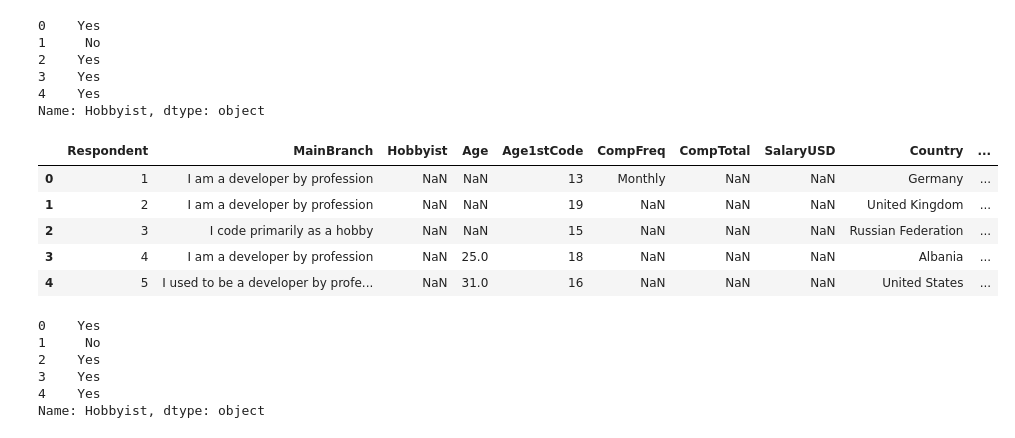
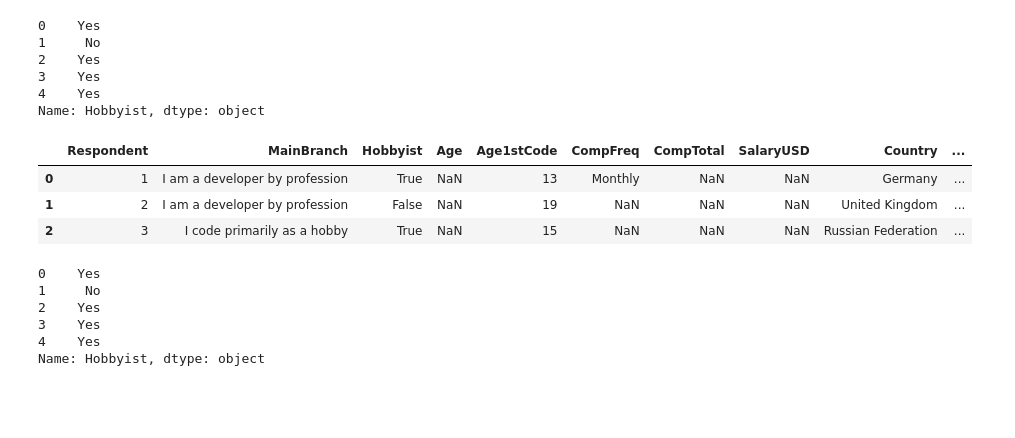
Before and after one commit to atrox3d/coreyschafer-pandas, a Jupyter notebook: part5-updating.ipynb, the cells around one changed output. Drawn from its saved outputs; the diff is of its cells as text; code cells hidden in the pictures; blank space fills up the shorter version.

```diff
--- a/part5-updating.ipynb
+++ b/part5-updating.ipynb
@@ -374,14 +374,13 @@ survey_df['Hobbyist'].head()
 4    Yes
 Name: Hobbyist, dtype: object
 # %%
-survey_df['Hobbyist'] = survey_df['Hobbyist'].map({'Yes': True, 'No': False}, na_action='ignore'); survey_df.head()
+# do not use map, it is not idempotent: on the second run it will set values to NaN
+survey_df['Hobbyist'] = survey_df['Hobbyist'].replace({'Yes': True, 'No': False}); survey_df.head(3)
 # %% [output]
 |  | Respondent | MainBranch | Hobbyist | Age | Age1stCode | CompFreq | CompTotal | SalaryUSD | Country | ... |
-| 0 | 1 | I am a developer by profession | NaN | NaN | 13 | Monthly | NaN | NaN | Germany | ... |
-| 1 | 2 | I am a developer by profession | NaN | NaN | 19 | NaN | NaN | NaN | United Kingdom | ... |
-| 2 | 3 | I code primarily as a hobby | NaN | NaN | 15 | NaN | NaN | NaN | Russian Federation | ... |
-| 3 | 4 | I am a developer by profession | NaN | 25.0 | 18 | NaN | NaN | NaN | Albania | ... |
-| 4 | 5 | I used to be a developer by profe... | NaN | 31.0 | 16 | NaN | NaN | NaN | United States | ... |
+| 0 | 1 | I am a developer by profession | True | NaN | 13 | Monthly | NaN | NaN | Germany | ... |
+| 1 | 2 | I am a developer by profession | False | NaN | 19 | NaN | NaN | NaN | United Kingdom | ... |
+| 2 | 3 | I code primarily as a hobby | True | NaN | 15 | NaN | NaN | NaN | Russian Federation | ... |
 # %%
 survey_df['Hobbyist'].replace({True: 'Yes', False: 'No'}).head()
 # %% [output]
```
